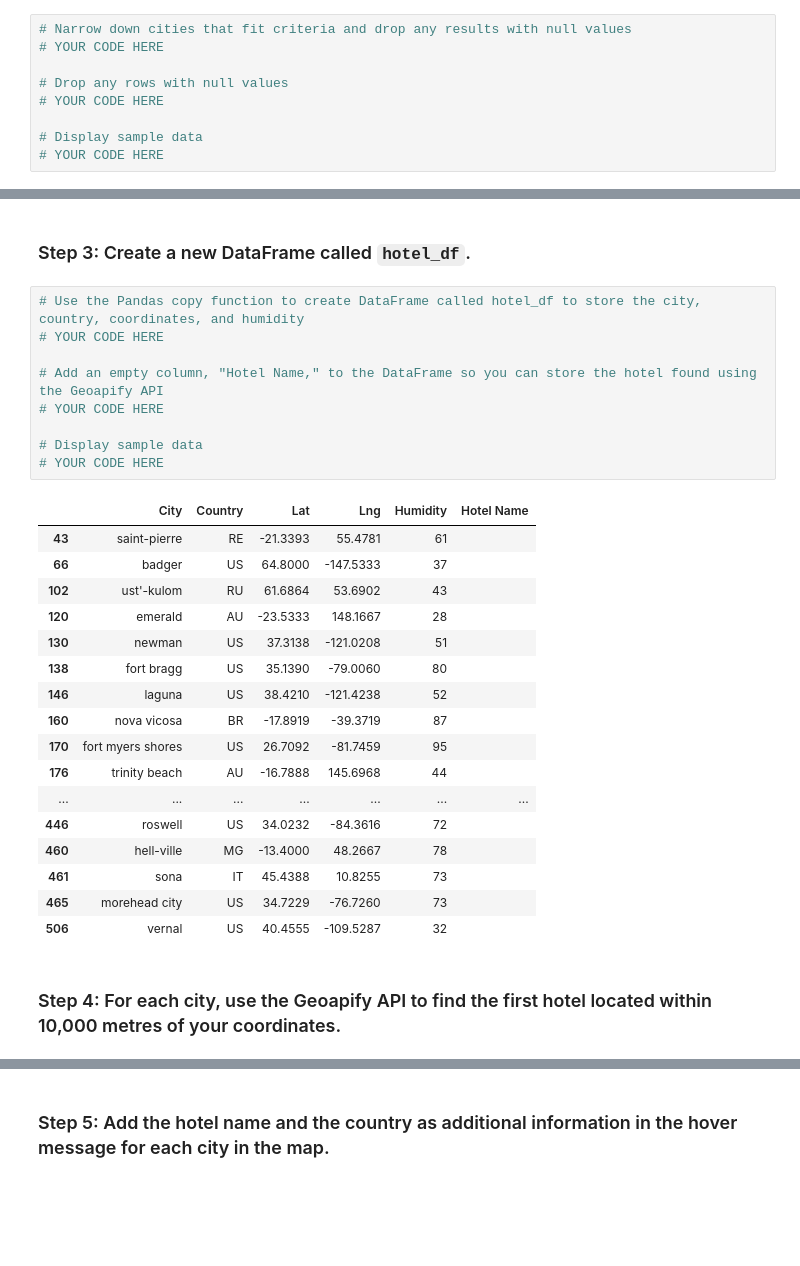
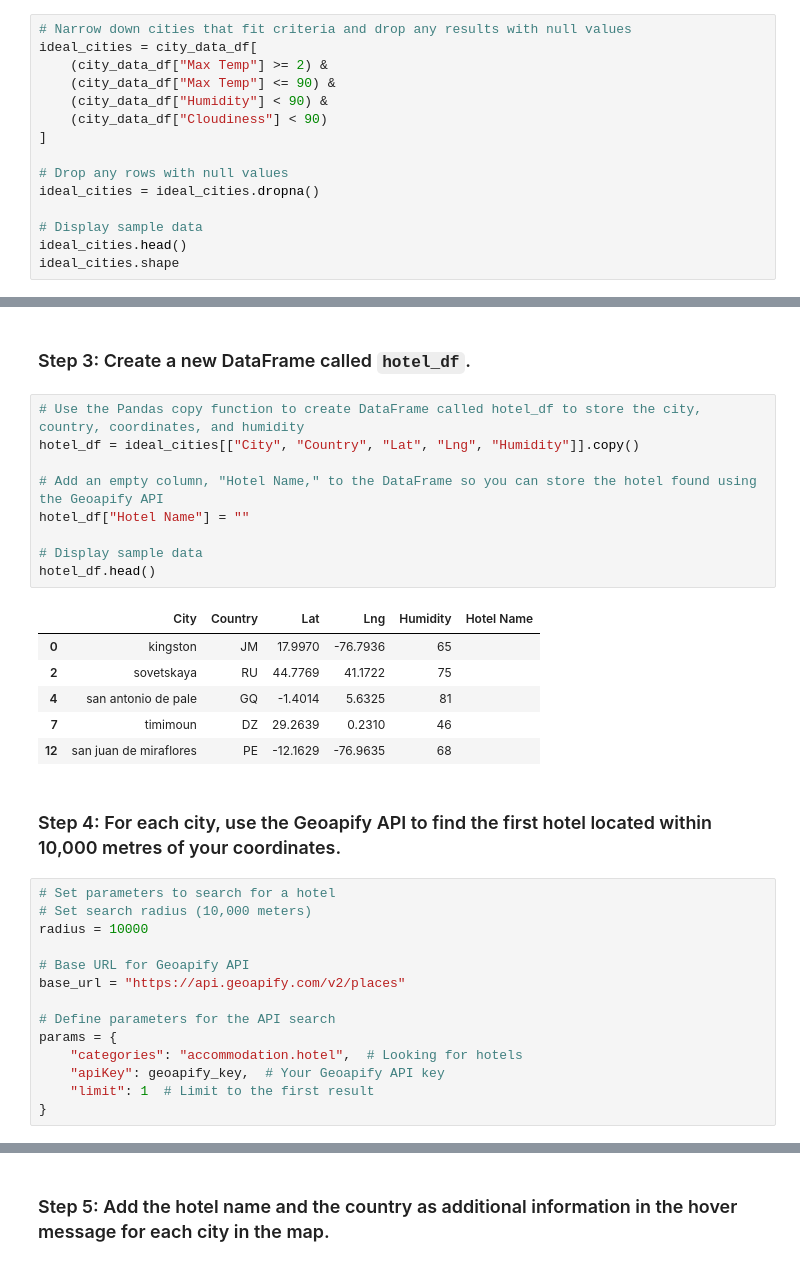
Before and after one commit to Asiabyr95/python-api-challenge, a Jupyter notebook: VacationPy.ipynb, the cells around one changed output, grey strips where cells are left out. Drawn from its saved outputs; the diff is of its cells as text; blank space fills up the shorter version.

```diff
--- a/VacationPy.ipynb
+++ b/VacationPy.ipynb
@@ -45,11 +56,17 @@ city_data_df.head()
 ### Step 2: Narrow down the `city_data_df` DataFrame to find your ideal weather condition
 # %%
 # Narrow down cities that fit criteria and drop any results with null values
-# YOUR CODE HERE
+ideal_cities = city_data_df[
+    (city_data_df["Max Temp"] >= 2) &
+    (city_data_df["Max Temp"] <= 90) &
+    (city_data_df["Humidity"] < 90) &
+    (city_data_df["Cloudiness"] < 90)
+]
 
 # Drop any rows with null values
-# YOUR CODE HERE
+ideal_cities = ideal_cities.dropna()
 
 # Display sample data
-# YOUR CODE HERE
+ideal_cities.head()
+ideal_cities.shape
 # %% [output]
@@ -74,31 +75,34 @@ city_data_df.head()
 ### Step 3: Create a new DataFrame called `hotel_df`.
 # %%
 # Use the Pandas copy function to create DataFrame called hotel_df to store the city, country, coordinates, and humidity
-# YOUR CODE HERE
+hotel_df = ideal_cities[["City", "Country", "Lat", "Lng", "Humidity"]].copy()
 
 # Add an empty column, "Hotel Name," to the DataFrame so you can store the hotel found using the Geoapify API
-# YOUR CODE HERE
+hotel_df["Hotel Name"] = ""
 
 # Display sample data
-# YOUR CODE HERE
+hotel_df.head()
 # %% [output]
 |  | City | Country | Lat | Lng | Humidity | Hotel Name |
-| 43 | saint-pierre | RE | -21.3393 | 55.4781 | 61 |  |
-| 66 | badger | US | 64.8000 | -147.5333 | 37 |  |
-| 102 | ust'-kulom | RU | 61.6864 | 53.6902 | 43 |  |
-| 120 | emerald | AU | -23.5333 | 148.1667 | 28 |  |
-| 130 | newman | US | 37.3138 | -121.0208 | 51 |  |
-| 138 | fort bragg | US | 35.1390 | -79.0060 | 80 |  |
-| 146 | laguna | US | 38.4210 | -121.4238 | 52 |  |
-| 160 | nova vicosa | BR | -17.8919 | -39.3719 | 87 |  |
-| 170 | fort myers shores | US | 26.7092 | -81.7459 | 95 |  |
-| 176 | trinity beach | AU | -16.7888 | 145.6968 | 44 |  |
-| ... | ... | ... | ... | ... | ... | ... |
-| 446 | roswell | US | 34.0232 | -84.3616 | 72 |  |
-| 460 | hell-ville | MG | -13.4000 | 48.2667 | 78 |  |
-| 461 | sona | IT | 45.4388 | 10.8255 | 73 |  |
-| 465 | morehead city | US | 34.7229 | -76.7260 | 73 |  |
-| 506 | vernal | US | 40.4555 | -109.5287 | 32 |  |
+| 0 | kingston | JM | 17.9970 | -76.7936 | 65 |  |
+| 2 | sovetskaya | RU | 44.7769 | 41.1722 | 75 |  |
+| 4 | san antonio de pale | GQ | -1.4014 | 5.6325 | 81 |  |
+| 7 | timimoun | DZ | 29.2639 | 0.2310 | 46 |  |
+| 12 | san juan de miraflores | PE | -12.1629 | -76.9635 | 68 |  |
 # %% [markdown]
 ### Step 4: For each city, use the Geoapify API to find the first hotel located within 10,000 metres of your coordinates.
+# %%
+# Set parameters to search for a hotel
+# Set search radius (10,000 meters)
+radius = 10000
+
+# Base URL for Geoapify API
+base_url = "https://api.geoapify.com/v2/places"
+
+# Define parameters for the API search
+params = {
+    "categories": "accommodation.hotel",  # Looking for hotels
+    "apiKey": geoapify_key,  # Your Geoapify API key
+    "limit": 1  # Limit to the first result
+}
 # %%
```
Also changed, not shown: parts of 9 cells of this notebook, 16 other files.
